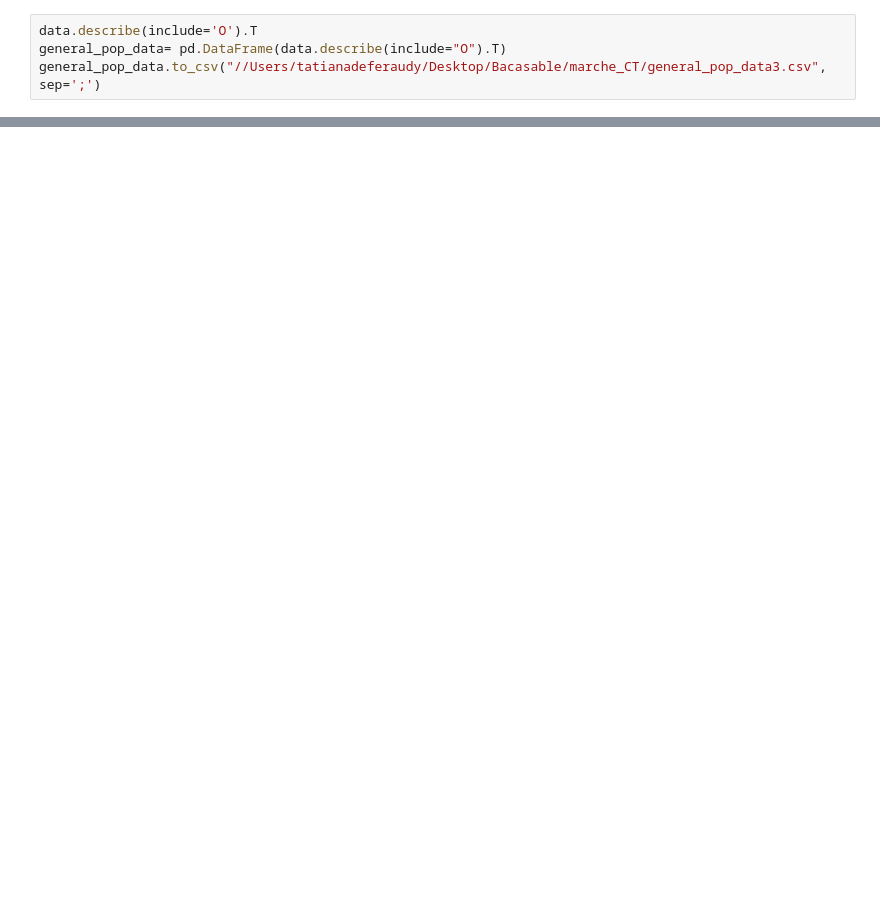
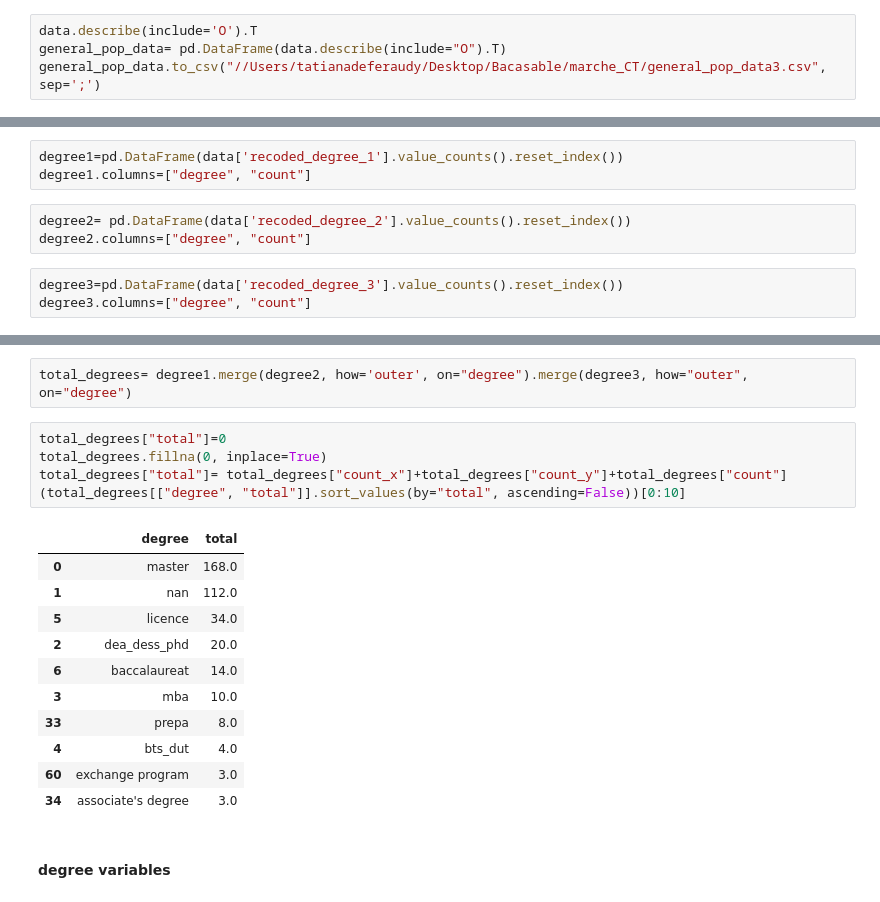
Before and after one commit to tatdef/IH_final_project, a Jupyter notebook: 5_modeling/making_database_3.ipynb, the cells around one changed output, grey strips where cells are left out. Cells and saved outputs as stored; diff of their text form; blank space fills up the shorter version.

```diff
--- a/5_modeling/making_database_3.ipynb
+++ b/5_modeling/making_database_3.ipynb
@@ -434,0 +502,9 @@ data.to_csv("//Users/tatianadeferaudy/Desktop/Bacasable/marche_CT/dataset3.csv",
+# %%
+degree1=pd.DataFrame(data['recoded_degree_1'].value_counts().reset_index())
+degree1.columns=["degree", "count"]
+# %%
+degree2= pd.DataFrame(data['recoded_degree_2'].value_counts().reset_index())
+degree2.columns=["degree", "count"]
+# %%
+degree3=pd.DataFrame(data['recoded_degree_3'].value_counts().reset_index())
+degree3.columns=["degree", "count"]
@@ -434,0 +520,21 @@ data.to_csv("//Users/tatianadeferaudy/Desktop/Bacasable/marche_CT/dataset3.csv",
+# %%
+total_degrees= degree1.merge(degree2, how='outer', on="degree").merge(degree3, how="outer", on="degree")
+# %%
+total_degrees["total"]=0
+total_degrees.fillna(0, inplace=True)
+total_degrees["total"]= total_degrees["count_x"]+total_degrees["count_y"]+total_degrees["count"]
+(total_degrees[["degree", "total"]].sort_values(by="total", ascending=False))[0:10]
+# %% [output]
+|  | degree | total |
+| 0 | master | 168.0 |
+| 1 | nan | 112.0 |
+| 5 | licence | 34.0 |
+| 2 | dea_dess_phd | 20.0 |
+| 6 | baccalaureat | 14.0 |
+| 3 | mba | 10.0 |
+| 33 | prepa | 8.0 |
+| 4 | bts_dut | 4.0 |
+| 60 | exchange program | 3.0 |
+| 34 | associate's degree | 3.0 |
+# %% [markdown]
+#### degree variables
```
Also changed, not shown: parts of 34 cells of this notebook.
